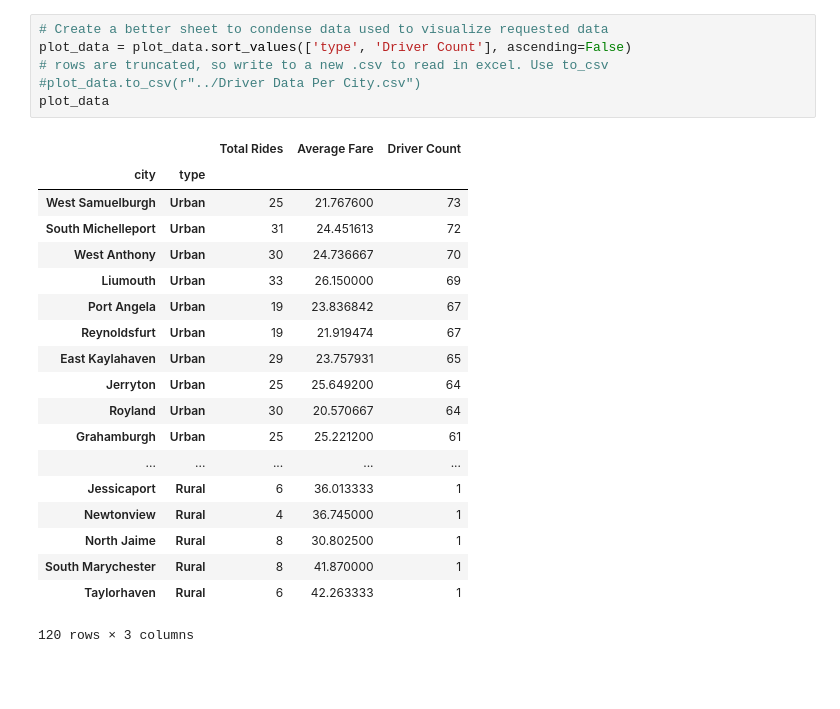
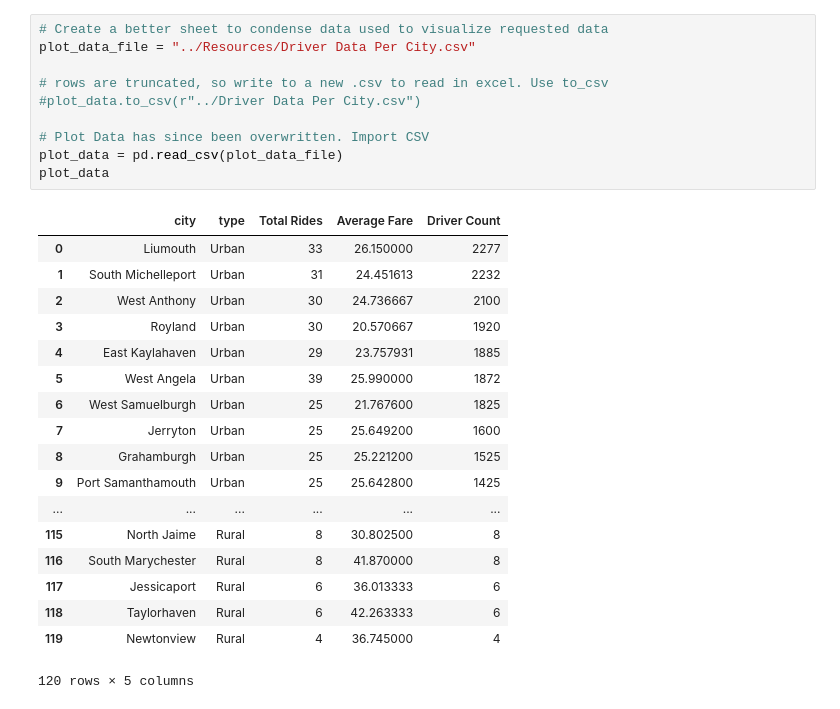
Before and after one commit to RyanSchraeder/DU-Data-Science-Work, a Jupyter notebook: Homework - Ryan Schraeder - MatPlotLib/Pyber/Pyber Ride Sharing Analysis.ipynb, the cells around one changed output. Saved outputs shown, nothing was run; the diff lists cells and outputs as text; blank space fills up the shorter version.

```diff
--- a/Homework - Ryan Schraeder - MatPlotLib/Pyber/Pyber Ride Sharing Analysis.ipynb
+++ b/Homework - Ryan Schraeder - MatPlotLib/Pyber/Pyber Ride Sharing Analysis.ipynb
@@ -28,30 +28,33 @@ master_sheet_pyber.head()
 | 4 | Richardfort | 38 | Urban | 2018-04-17 02:26:37 | 23.00 | 720020655850 |
 # %%
 # Create a better sheet to condense data used to visualize requested data
-plot_data = plot_data.sort_values(['type', 'Driver Count'], ascending=False)
+plot_data_file = "../Resources/Driver Data Per City.csv"
+
 # rows are truncated, so write to a new .csv to read in excel. Use to_csv
 #plot_data.to_csv(r"../Driver Data Per City.csv")
+
+# Plot Data has since been overwritten. Import CSV
+plot_data = pd.read_csv(plot_data_file)
 plot_data
 # %% [output]
-|  |  | Total Rides | Average Fare | Driver Count |
-| city | type |  |  |  |
-| West Samuelburgh | Urban | 25 | 21.767600 | 73 |
-| South Michelleport | Urban | 31 | 24.451613 | 72 |
-| West Anthony | Urban | 30 | 24.736667 | 70 |
-| Liumouth | Urban | 33 | 26.150000 | 69 |
-| Port Angela | Urban | 19 | 23.836842 | 67 |
-| Reynoldsfurt | Urban | 19 | 21.919474 | 67 |
-| East Kaylahaven | Urban | 29 | 23.757931 | 65 |
-| Jerryton | Urban | 25 | 25.649200 | 64 |
-| Royland | Urban | 30 | 20.570667 | 64 |
-| Grahamburgh | Urban | 25 | 25.221200 | 61 |
-| ... | ... | ... | ... | ... |
-| Jessicaport | Rural | 6 | 36.013333 | 1 |
-| Newtonview | Rural | 4 | 36.745000 | 1 |
-| North Jaime | Rural | 8 | 30.802500 | 1 |
-| South Marychester | Rural | 8 | 41.870000 | 1 |
-| Taylorhaven | Rural | 6 | 42.263333 | 1 |
+|  | city | type | Total Rides | Average Fare | Driver Count |
+| 0 | Liumouth | Urban | 33 | 26.150000 | 2277 |
+| 1 | South Michelleport | Urban | 31 | 24.451613 | 2232 |
+| 2 | West Anthony | Urban | 30 | 24.736667 | 2100 |
+| 3 | Royland | Urban | 30 | 20.570667 | 1920 |
+| 4 | East Kaylahaven | Urban | 29 | 23.757931 | 1885 |
+| 5 | West Angela | Urban | 39 | 25.990000 | 1872 |
+| 6 | West Samuelburgh | Urban | 25 | 21.767600 | 1825 |
+| 7 | Jerryton | Urban | 25 | 25.649200 | 1600 |
+| 8 | Grahamburgh | Urban | 25 | 25.221200 | 1525 |
+| 9 | Port Samanthamouth | Urban | 25 | 25.642800 | 1425 |
+| ... | ... | ... | ... | ... | ... |
+| 115 | North Jaime | Rural | 8 | 30.802500 | 8 |
+| 116 | South Marychester | Rural | 8 | 41.870000 | 8 |
+| 117 | Jessicaport | Rural | 6 | 36.013333 | 6 |
+| 118 | Taylorhaven | Rural | 6 | 42.263333 | 6 |
+| 119 | Newtonview | Rural | 4 | 36.745000 | 4 |
-120 rows × 3 columns
+120 rows × 5 columns
 # %%
 
 # Split into categories for each color in the scatter plot
```
Also changed, not shown: parts of 5 cells of this notebook, 3 other files.
